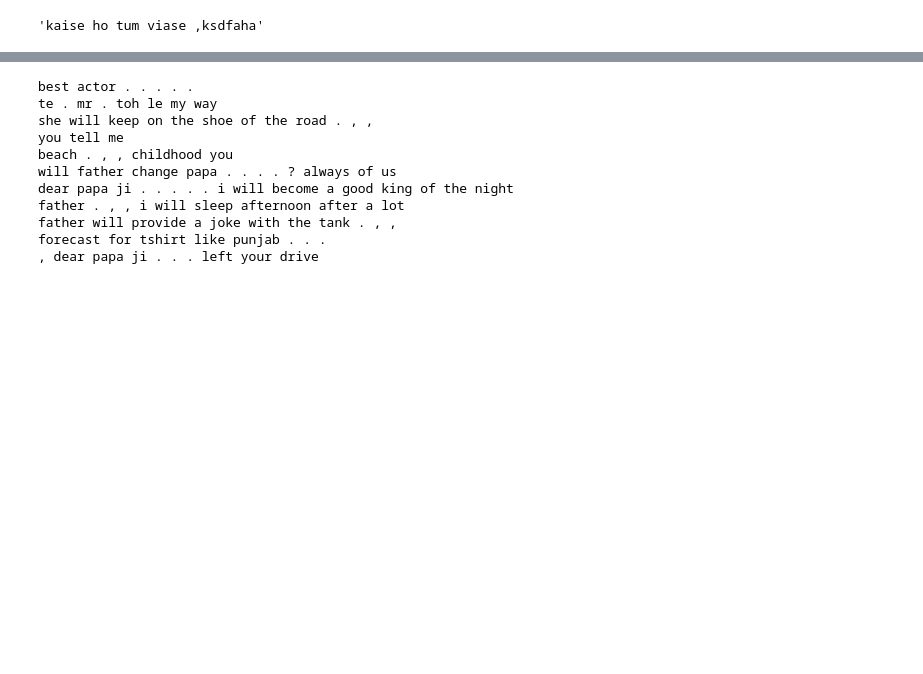
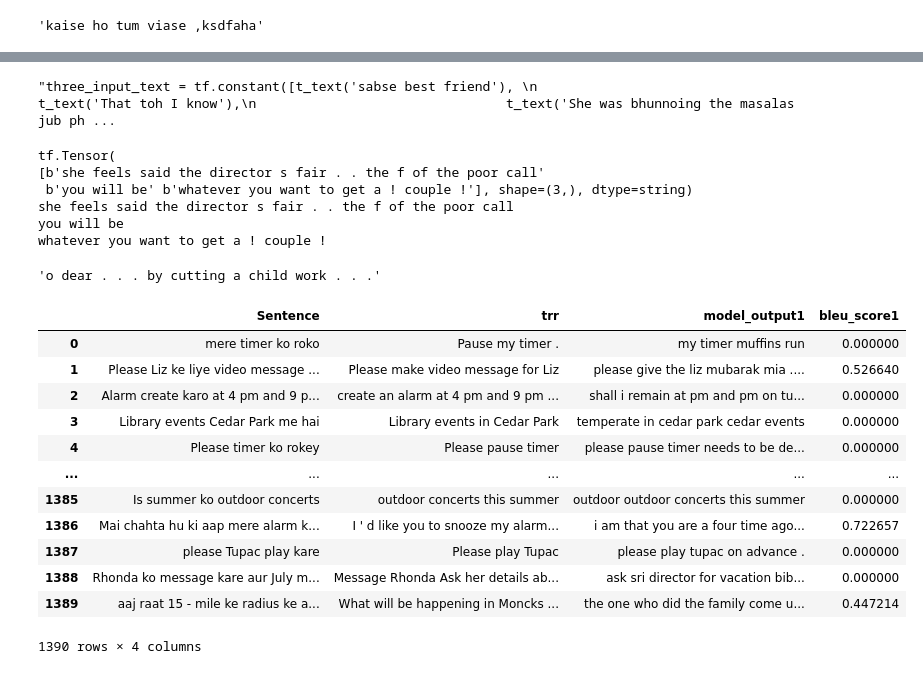
Before and after one commit to RohanHBTU/Attention_hing_en, a Jupyter notebook: bleu-score-test.ipynb, the cells around one changed output, grey strips where cells are left out. Drawn from its saved outputs; the diff is of its cells as text; code cells hidden in the pictures; blank space fills up the shorter version.

Commit message:
Kaggle Notebook | bleu_score_test | Version 2

```diff
--- a/bleu-score-test.ipynb
+++ b/bleu-score-test.ipynb
@@ -86,3 +98,9 @@ def t_text(line):
         else:
             string=string+j+' '
     return string.lower().strip()
+# %%
+import pandas as pd
+data_val=pd.read_csv('/kaggle/input/validate-bleu/validation.tsv',sep='\t')
+data_val=data_val[['cs_query','en_query']]
+data_val=data_val.rename(columns={'cs_query':'Sentence','en_query':'trr'})
+data_val
@@ -89,5 +121,5 @@ def t_text(line):
 # %%
-three_input_text = tf.constant([t_text('sabse best friend'),
+'''three_input_text = tf.constant([t_text('sabse best friend'),
                                 t_text('That toh I know'),
                                 t_text('She was bhunnoing the masalas jub phone ki ghuntee bugee'),
                                 t_text('tum batao'),
@@ -100,19 +132,9 @@ three_input_text = tf.constant([t_text('sabse best friend'),
                                 t_text('tumhara papa ka naam kya hai'),
 ])
 
-result = reloaded.tf_translate(three_input_text)
+result = reloaded.translate(input_text=three_input_text)
 
 for tr in result['text']:
-  print(tr.numpy().decode())
+  print(tr.numpy().decode())'''
 # %% [output]
-best actor . . . . .
-te . mr . toh le my way
-she will keep on the shoe of the road . , ,
-you tell me
-beach . , , childhood you
-will father change papa . . . . ? always of us
-dear papa ji . . . . . i will become a good king of the night
-father . , , i will sleep afternoon after a lot
-father will provide a joke with the tank . , ,
-forecast for tshirt like punjab . . .
-, dear papa ji . . . left your drive
+"three_input_text = tf.constant([t_text('sabse best friend'), \n                                t_text('That toh I know'),\n                                t_text('She was bhunnoing the masalas jub ph ...
@@ -120,0 +143,54 @@ sentence_bleu(reference, candidate )
+# %%
+three_input_text = tf.constant([#'sabse best friend',
+                                #'That toh I know',
+                                t_text('She was bhunnoing the masalas jub phone ki ghuntee bugee'),
+                                t_text('tum batao'),
+                                t_text('kya karna hai'),
+])
+
+result = reloaded.tf_translate(three_input_text)
+print(result['text'])
+for tr in result['text']:
+  print(tr.numpy().decode())
+# %% [output]
+tf.Tensor(
+[b'she feels said the director s fair . . the f of the poor call'
+ b'you will be' b'whatever you want to get a ! couple !'], shape=(3,), dtype=string)
+she feels said the director s fair . . the f of the poor call
+you will be
+whatever you want to get a ! couple !
+# %%
+import numpy
+reloaded.tf_translate(
+            tf.constant([
+                t_text('tumhare papa ka naam kya hai')
+                        ]))['text'][0].numpy().decode()
+# %% [output]
+'o dear . . . by cutting a child work . . .'
+# %%
+def cal_bleu(x,y):
+    return sentence_bleu(x.split(),y.split())
+# %%
+reloaded = tf.saved_model.load('/kaggle/input/transl-last-hour/translator1')
+data_val['model_output1']=data_val['Sentence'].apply(lambda x:
+                                                    reloaded.tf_translate(
+                tf.constant([
+                t_text(x)
+                        ]))['text'][0].numpy().decode())
+data_val['bleu_score1']=data_val[['Sentence','model_output1']].apply(lambda x: cal_bleu(*x),axis=1)
+# %%
+data_val
+# %% [output]
+|  | Sentence | trr | model_output1 | bleu_score1 |
+| 0 | mere timer ko roko | Pause my timer . | my timer muffins run | 0.000000 |
+| 1 | Please Liz ke liye video message ... | Please make video message for Liz | please give the liz mubarak mia .... | 0.526640 |
+| 2 | Alarm create karo at 4 pm and 9 p... | create an alarm at 4 pm and 9 pm ... | shall i remain at pm and pm on tu... | 0.000000 |
+| 3 | Library events Cedar Park me hai | Library events in Cedar Park | temperate in cedar park cedar events | 0.000000 |
+| 4 | Please timer ko rokey | Please pause timer | please pause timer needs to be de... | 0.000000 |
+| ... | ... | ... | ... | ... |
+| 1385 | Is summer ko outdoor concerts | outdoor concerts this summer | outdoor outdoor concerts this summer | 0.000000 |
+| 1386 | Mai chahta hu ki aap mere alarm k... | I ' d like you to snooze my alarm... | i am that you are a four time ago... | 0.722657 |
+| 1387 | please Tupac play kare | Please play Tupac | please play tupac on advance . | 0.000000 |
+| 1388 | Rhonda ko message kare aur July m... | Message Rhonda Ask her details ab... | ask sri director for vacation bib... | 0.000000 |
+| 1389 | aaj raat 15 - mile ke radius ke a... | What will be happening in Moncks ... | the one who did the family come u... | 0.447214 |
+1390 rows × 4 columns
```
Also changed, not shown: parts of 24 cells of this notebook.
